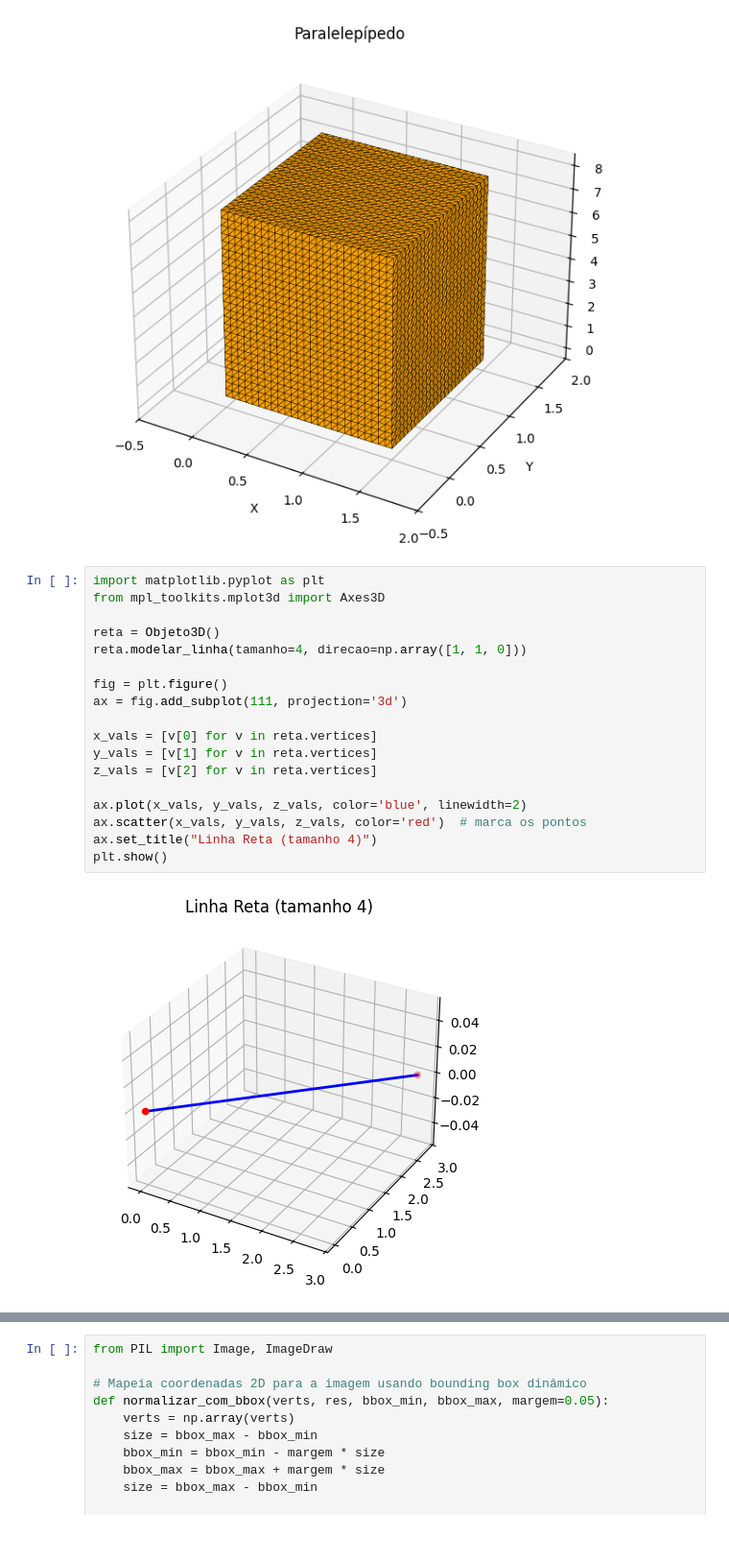
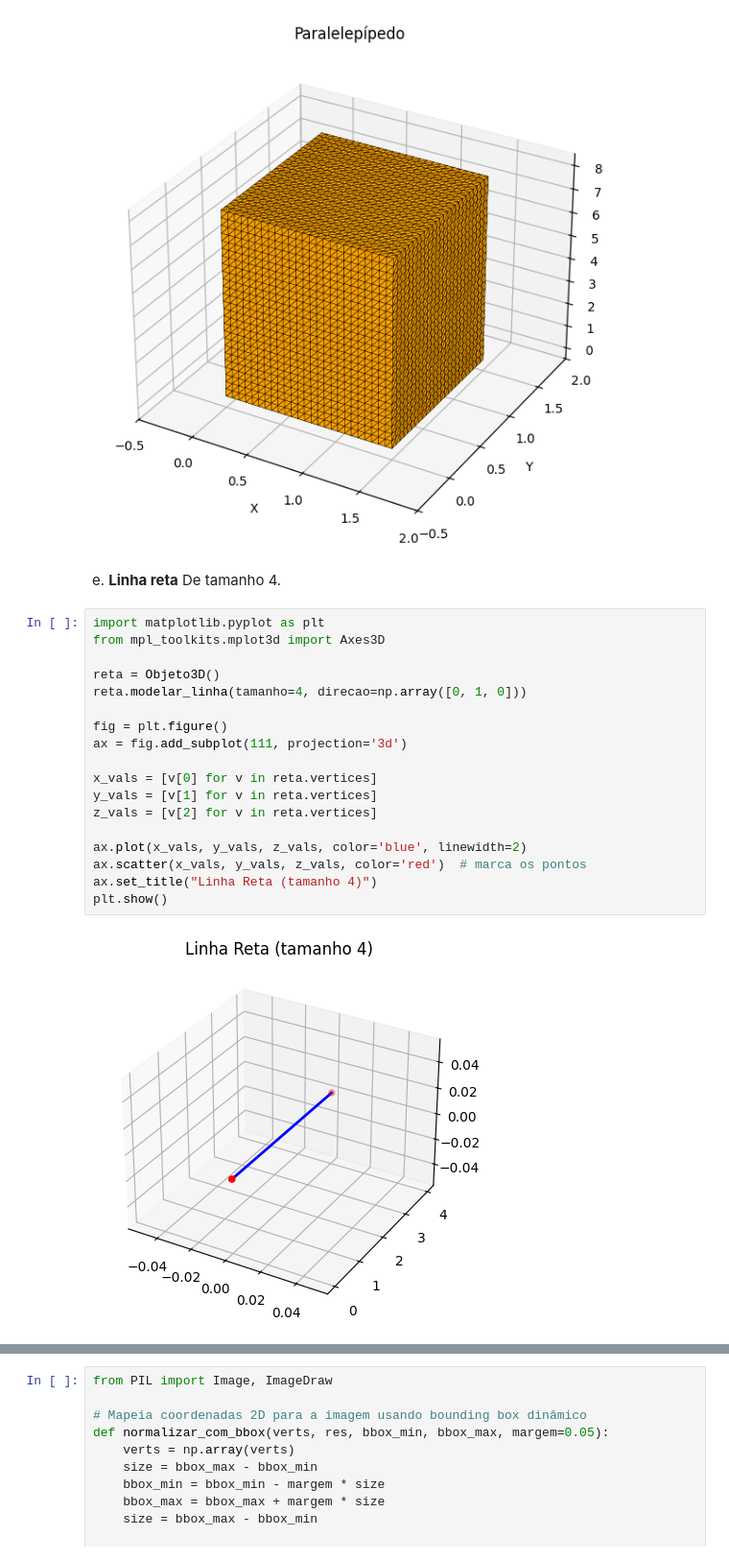
Before and after one commit to MabiuMoura/computa-o-grafica, a Jupyter notebook: main_scene.ipynb, the cells around one changed output, grey strips where cells are left out. Shown at 96% size. Drawn from its saved outputs; the diff is of its cells as text.

```diff
--- a/main_scene.ipynb
+++ b/main_scene.ipynb
@@ -61,23 +74,26 @@ paralelepipedo.modelar_paralelepipedo(base=1.5, altura=8, comprimento=1.5, resol
 plotar_malha_3d(paralelepipedo.vertices, paralelepipedo.faces, titulo="Paralelepípedo")
 # %% [output]
 [figure]
+# %% [markdown]
+  e. **Linha reta**
+     De tamanho 4.
 # %%
 import matplotlib.pyplot as plt
 from mpl_toolkits.mplot3d import Axes3D
 
 reta = Objeto3D()
-reta.modelar_linha(tamanho=4, direcao=np.array([1, 1, 0]))
+reta.modelar_linha(tamanho=4, direcao=np.array([0, 1, 0]))
 
 fig = plt.figure()
 ax = fig.add_subplot(111, projection='3d')
 
 x_vals = [v[0] for v in reta.vertices]
 y_vals = [v[1] for v in reta.vertices]
 z_vals = [v[2] for v in reta.vertices]
 
 ax.plot(x_vals, y_vals, z_vals, color='blue', linewidth=2)
 ax.scatter(x_vals, y_vals, z_vals, color='red')  # marca os pontos
 ax.set_title("Linha Reta (tamanho 4)")
 plt.show()
 # %% [output]
-[figure, old version]
+[figure, new version]
```
Also changed, not shown: parts of 15 cells of this notebook, 3 other files.
